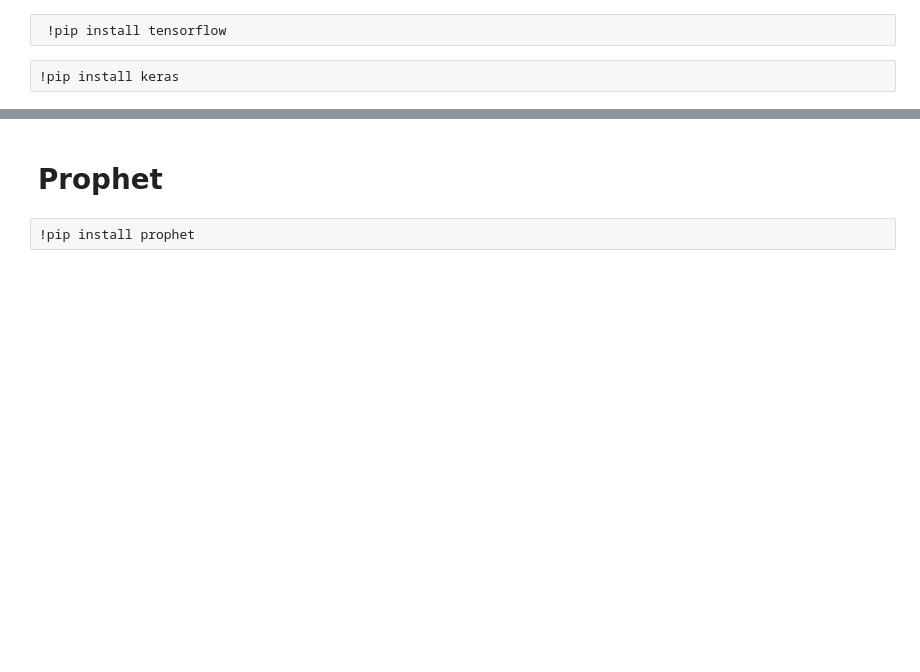
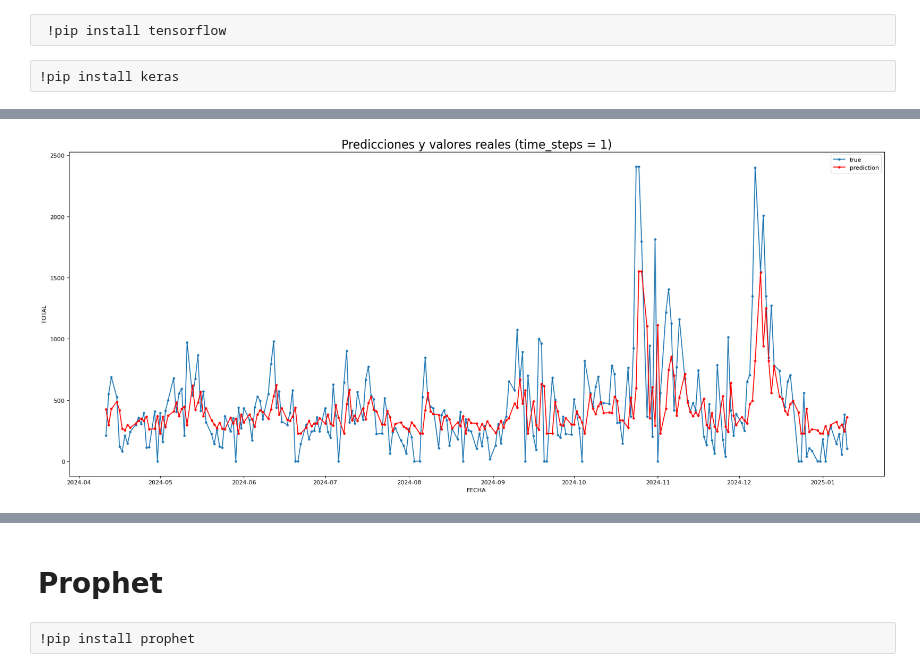
Before and after one commit to javier0097/prediccion_serie_de_tiempo, a Jupyter notebook: prediccion de ingresos.ipynb, the cells around one changed output, grey strips where cells are left out. Drawn from its saved outputs; the diff is of its cells as text; code cells hidden in the pictures; blank space fills up the shorter version.

```diff
--- a/prediccion de ingresos.ipynb
+++ b/prediccion de ingresos.ipynb
@@ -186,3 +314,3 @@ negativos
 # %%
-total_df = filtered_df[(((filtered_df['TOTAL'] > 0) & (filtered_df['TOTAL'] < (q3 + 1.5 * iqr)))) & filtered_df['CANCELADO'] == 1]
-total_df
+filtered_df = filtered_df[(filtered_df['TOTAL'] > 0) & (filtered_df['TOTAL'] < (q3 + 1.5 * iqr))]
+filtered_df
@@ -189,5 +331,5 @@ total_df
 # %% [markdown]
 # Agrupamiento por fechas
 # %%
-grouped_df = total_df.groupby(['FECHA']).agg({'TOTAL': np.sum}).sort_values(['FECHA'], ascending=True)
+grouped_df = filtered_df.groupby(['FECHA']).agg({'TOTAL': 'sum'}).sort_values(['FECHA'], ascending=True)
 grouped_df
@@ -321,14 +588,14 @@ X_train_1, y_train_1 = create_dataset(train_set_scaled, train_set_scaled.TOTAL ,
 X_test_1,  y_test_1  = create_dataset(test_set_scaled,  test_set_scaled.TOTAL, time_steps)
 # %%
 from keras.models import Sequential
-from keras.layers import Dense
-from keras.layers import LSTM
-from keras.layers import Dropout
+from tensorflow.keras.layers import LSTM, Dropout, Dense, Input
 
 def lstm_architecture(X_data,rate_dropout):
     model = Sequential()
 
-    model.add(LSTM(units = 250, return_sequences = True, input_shape=(X_data.shape[1], X_data.shape[2])))
+    model.add(Input(shape=(X_data.shape[1], X_data.shape[2])))
+
+    model.add(LSTM(units = 250, return_sequences = True))
     model.add(Dropout(rate=rate_dropout))
 
     model.add(LSTM(units = 250, return_sequences = True))
@@ -370,16 +684,19 @@ y_pred_1 = model_1.predict(X_test_1)
 # %%
-y_test_1 = y_test_1 * (train_max[0] - train_min[0]) + train_min[0]
-y_pred_1 = y_pred_1 * (train_max[0] - train_min[0]) + train_min[0]
-y_train_1 = y_train_1 * (train_max[0] - train_min[0]) + train_min[0]
+y_test_1 = y_test_1 * (train_max.iloc[0] - train_min.iloc[0]) + train_min.iloc[0]
+y_pred_1 = y_pred_1 * (train_max.iloc[0] - train_min.iloc[0]) + train_min.iloc[0]
+y_train_1 = y_train_1 * (train_max.iloc[0] - train_min.iloc[0]) + train_min.iloc[0]
 # %%
 plt.figure(num=None, figsize=(25, 10), dpi=80, facecolor='w', edgecolor='k')
-plt.plot(np.arange(len(y_train_1), len(y_train_1) + len(y_test_1)), y_test_1.flatten(), marker='.', label="true")
-plt.plot(np.arange(len(y_train_1), len(y_train_1) + len(y_test_1)), y_pred_1.flatten(), 'r', marker='.', label="prediction")
+plt.plot(test_set_scaled.index[:len(test_set_scaled)-1], y_test_1.flatten(), marker='.', label="true")
+plt.plot(test_set_scaled.index[:len(test_set_scaled)-1], y_pred_1.flatten(), 'r', marker='.', label="prediction")
 #plt.plot(np.arange(0, len(y_train_1)), y_train_1.flatten(), 'g', marker='.', label="history")
-plt.ylabel('Count')
-plt.xlabel('Time Step')
+plt.ylabel('TOTAL')
+plt.xlabel('FECHA')
+plt.title('Predicciones y valores reales (time_steps = 1)', size=20)
 plt.legend()
 plt.show()
+# %% [output]
+[figure, added]
 # %%
 mse = mean_squared_error(y_test_1, y_pred_1)
 rmse = np.sqrt(mse)
```
Also changed, not shown: parts of 108 cells of this notebook, 4 other files.
